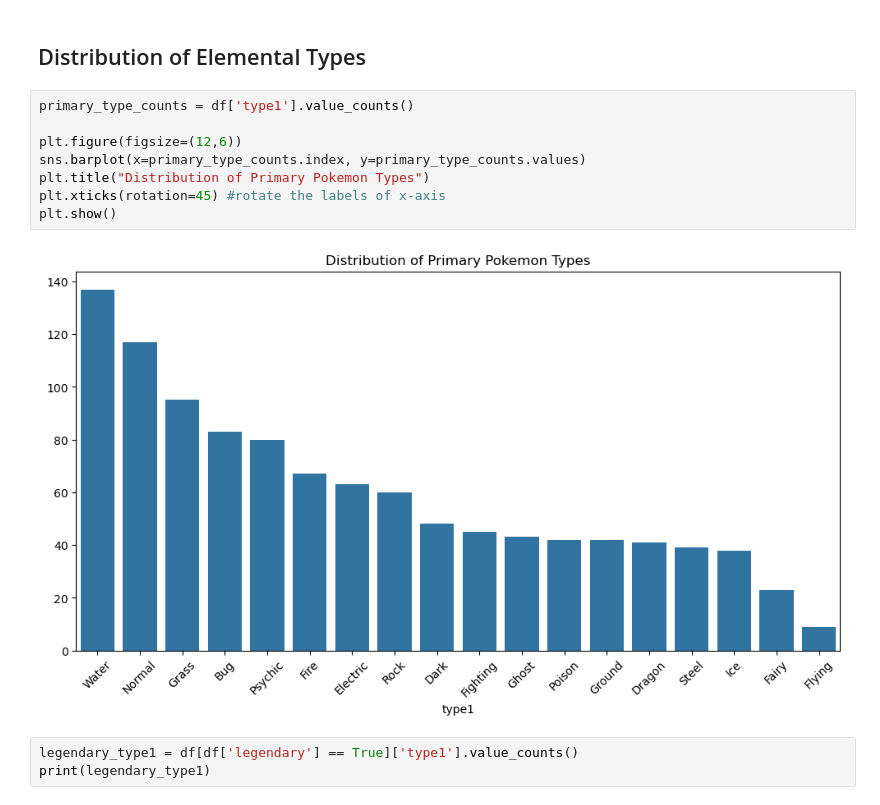
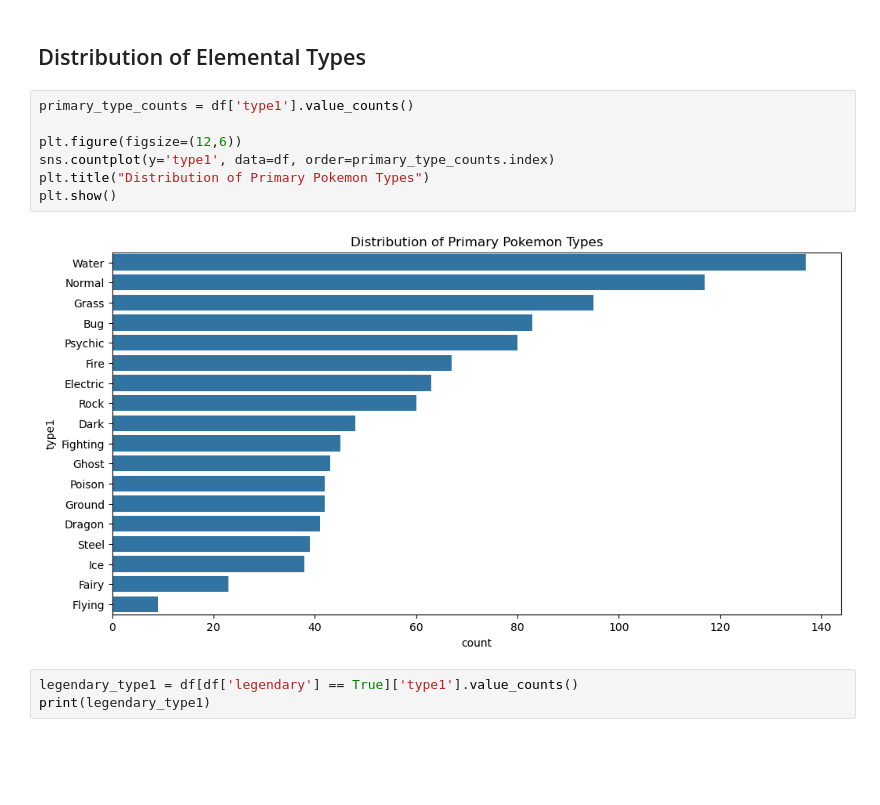
Before and after one commit to PolarBear9905/Pokemon-Legendary-Predictor, a Jupyter notebook: Pokemon.ipynb, the cells around one changed output. Saved outputs shown, nothing was run; the diff lists cells and outputs as text; blank space fills up the shorter version.

Commit message:
Edited some graphs

```diff
--- a/Pokemon.ipynb
+++ b/Pokemon.ipynb
@@ -130,13 +155,12 @@ dtype: int64
 # %%
 primary_type_counts = df['type1'].value_counts()
 
 plt.figure(figsize=(12,6))
-sns.barplot(x=primary_type_counts.index, y=primary_type_counts.values)
+sns.countplot(y='type1', data=df, order=primary_type_counts.index)
 plt.title("Distribution of Primary Pokemon Types")
-plt.xticks(rotation=45) #rotate the labels of x-axis
 plt.show()
 # %% [output]
-[figure, old version]
+[figure, new version]
 # %%
 legendary_type1 = df[df['legendary'] == True]['type1'].value_counts()
 print(legendary_type1)
```
Also changed, not shown: parts of 5 cells of this notebook.
